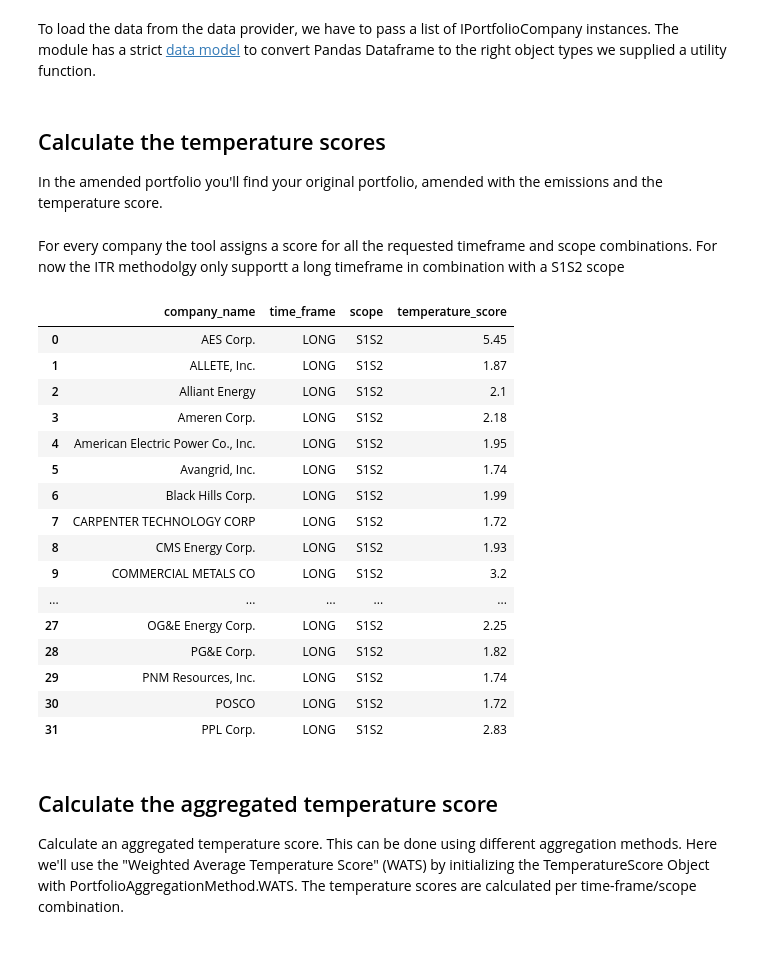
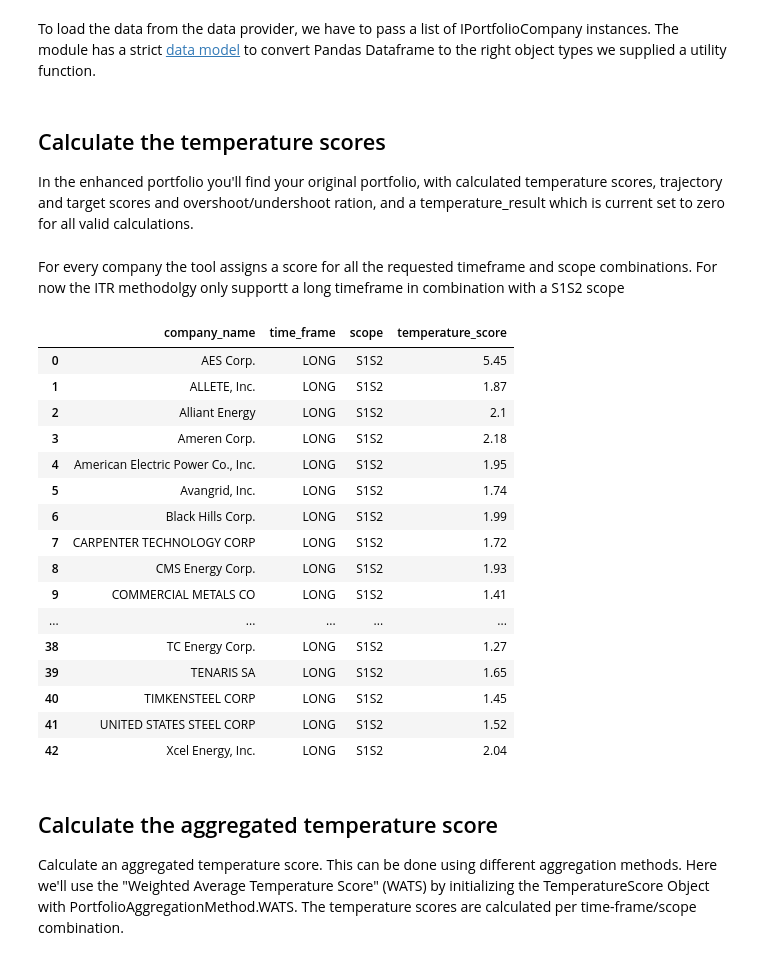
Before and after one commit to os-climate/ITR, a Jupyter notebook: examples/quick_template_score_calc.ipynb, the cells around one changed output. Saved outputs shown, nothing was run; the diff lists cells and outputs as text; code cells hidden in the pictures.

Commit message:
Update quick_template_score_calc.ipynb
Use JSON files for benchmarks and update notebook flow to invite users to choose their own data, benchmarks, and aggregation methods.

```diff
--- a/examples/quick_template_score_calc.ipynb
+++ b/examples/quick_template_score_calc.ipynb
@@ -70,0 +158,5 @@ template_company_data = TemplateProviderCompany(excel_path="data/20220215 ITR To
+# %%
+# Remove the # and space on the next line to point the template_data_path variable at your own data
+# template_data_path = "data/your_template_here.xlsx"
+
+template_company_data = TemplateProviderCompany(excel_path=template_data_path)
@@ -71,4 +172,8 @@ template_company_data = TemplateProviderCompany(excel_path="data/20220215 ITR To
 # %%
-template_provider = DataWarehouse(template_company_data, excel_production_bm, excel_EI_bm)
+template_provider = DataWarehouse(template_company_data, base_production_bm, base_intensity_bm)
 
 # Fills in template_company_data._companies[0].projected_targets.S1S2
+
+print(f"Benchmark Temperature = {base_intensity_bm.benchmark_temperature}\n\
+Benchmark Global Budget = {base_intensity_bm.benchmark_global_budget}\n\
+AFOLU included = {base_intensity_bm.is_AFOLU_included}")
@@ -92,0 +190,3 @@ display(df_portfolio.tail())
+# %%
+df_portfolio = pd.read_excel(template_data_path, sheet_name="Portfolio")
+display(df_portfolio.tail())
@@ -96,7 +203,7 @@ To load the data from the data provider, we have to pass a list of IPortfolioCom
 companies = ITR.utils.dataframe_to_portfolio(df_portfolio)
 # %% [markdown]
 ## Calculate the temperature scores
-In the amended portfolio you'll find your original portfolio, amended with the emissions and the temperature score.
+In the enhanced portfolio you'll find your original portfolio, with calculated temperature scores, trajectory and target scores and overshoot/undershoot ration, and a temperature_result which is current set to zero for all valid calculations.
 # %%
 temperature_score = TemperatureScore(
     time_frames = [ETimeFrames.LONG],
@@ -107,25 +214,27 @@ amended_portfolio = temperature_score.calculate(data_warehouse=template_provider
 # %% [markdown]
 For every company the tool assigns a score for all the requested timeframe and scope combinations. For now the ITR methodolgy only supportt a long timeframe in combination with a S1S2 scope
 # %%
-amended_portfolio[['company_name', 'time_frame', 'scope', 'temperature_score']]
+with warnings.catch_warnings():
+    warnings.simplefilter("ignore")
+    display(amended_portfolio[['company_name', 'time_frame', 'scope', 'temperature_score']])
 # %% [output]
 |  | company_name | time_frame | scope | temperature_score |
 | 0 | AES Corp. | LONG | S1S2 | 5.45 |
 | 1 | ALLETE, Inc. | LONG | S1S2 | 1.87 |
 | 2 | Alliant Energy | LONG | S1S2 | 2.1 |
 | 3 | Ameren Corp. | LONG | S1S2 | 2.18 |
 | 4 | American Electric Power Co., Inc. | LONG | S1S2 | 1.95 |
 | 5 | Avangrid, Inc. | LONG | S1S2 | 1.74 |
 | 6 | Black Hills Corp. | LONG | S1S2 | 1.99 |
 | 7 | CARPENTER TECHNOLOGY CORP | LONG | S1S2 | 1.72 |
 | 8 | CMS Energy Corp. | LONG | S1S2 | 1.93 |
-| 9 | COMMERCIAL METALS CO | LONG | S1S2 | 3.2 |
+| 9 | COMMERCIAL METALS CO | LONG | S1S2 | 1.41 |
 | ... | ... | ... | ... | ... |
-| 27 | OG&E Energy Corp. | LONG | S1S2 | 2.25 |
-| 28 | PG&E Corp. | LONG | S1S2 | 1.82 |
-| 29 | PNM Resources, Inc. | LONG | S1S2 | 1.74 |
-| 30 | POSCO | LONG | S1S2 | 1.72 |
-| 31 | PPL Corp. | LONG | S1S2 | 2.83 |
+| 38 | TC Energy Corp. | LONG | S1S2 | 1.27 |
+| 39 | TENARIS SA | LONG | S1S2 | 1.65 |
+| 40 | TIMKENSTEEL CORP | LONG | S1S2 | 1.45 |
+| 41 | UNITED STATES STEEL CORP | LONG | S1S2 | 1.52 |
+| 42 | Xcel Energy, Inc. | LONG | S1S2 | 2.04 |
 # %% [markdown]
 ## Calculate the aggregated temperature score
 Calculate an aggregated temperature score. This can be done using different aggregation methods. Here we'll use the "Weighted Average Temperature Score" (WATS) by initializing the TemperatureScore Object with PortfolioAggregationMethod.WATS. The temperature scores are calculated per time-frame/scope combination.
```
Also changed, not shown: parts of 38 cells of this notebook.
